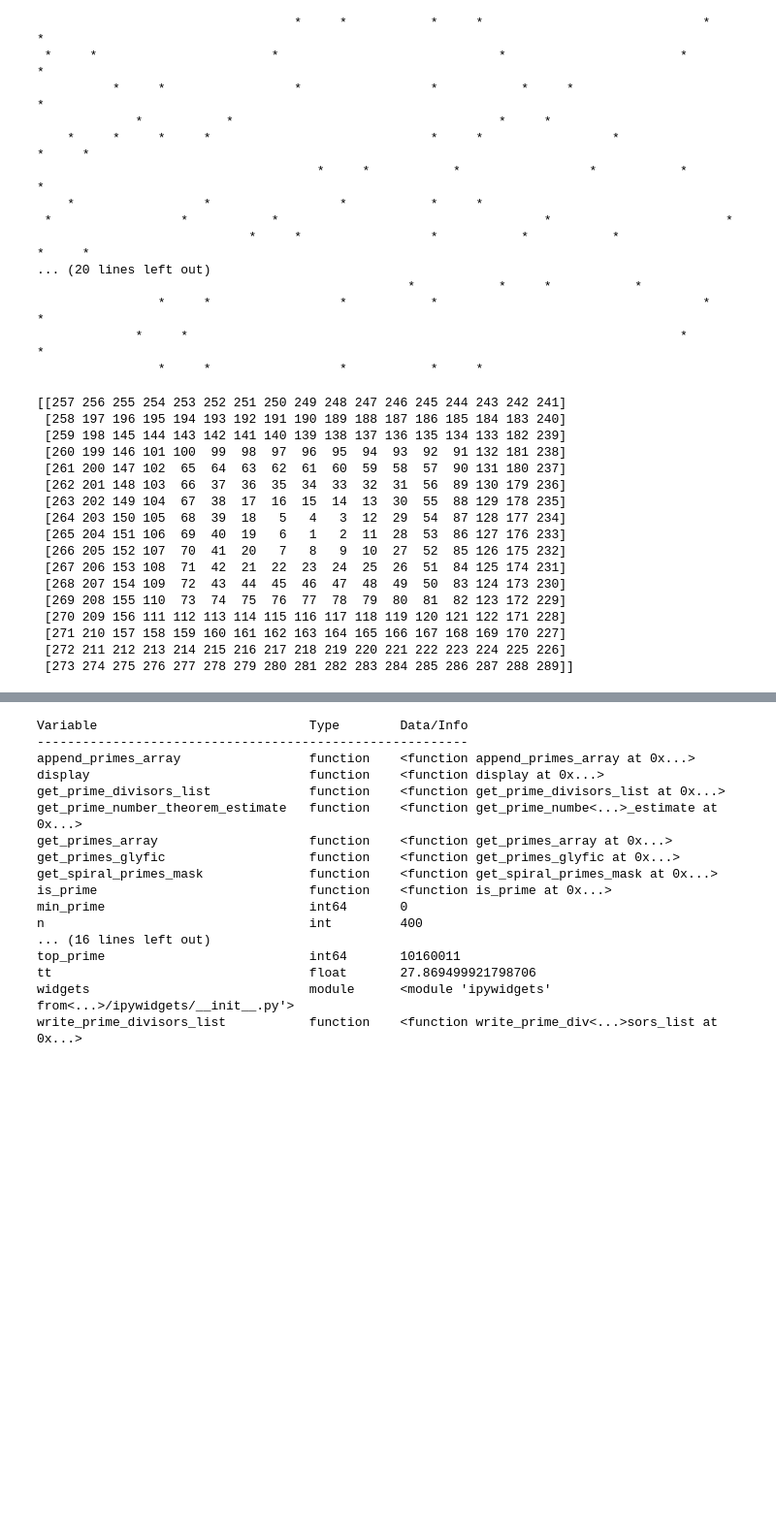
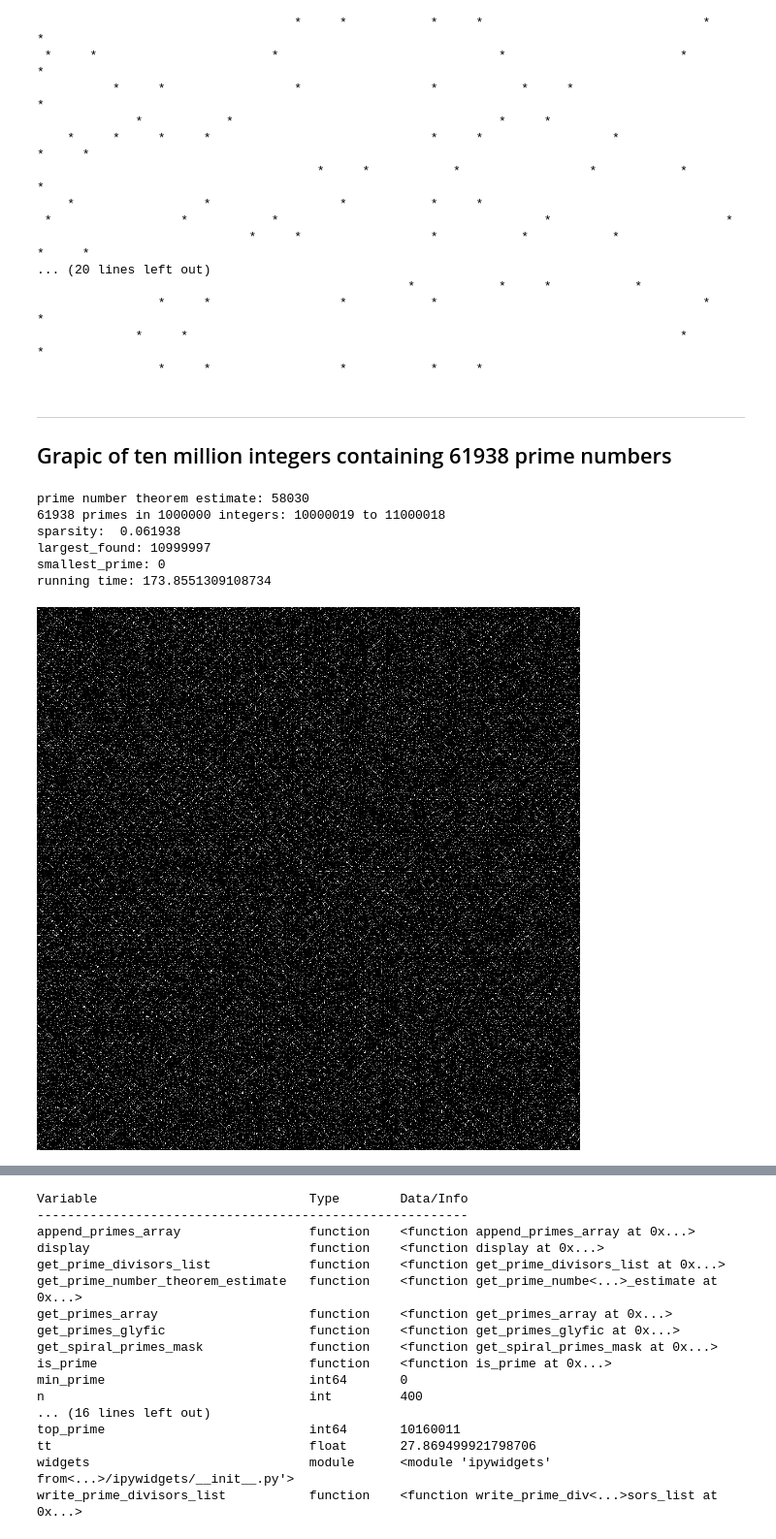
Before and after one commit to dlanier/FlyingMachineFractal, a Jupyter notebook: development_notebooks/prime_spiral_2_png.ipynb, the cells around one changed output, grey strips where cells are left out. Shown at 97% size. Drawn from its saved outputs; the diff is of its cells as text; code cells hidden in the pictures; blank space fills up the shorter version.

```diff
--- a/development_notebooks/prime_spiral_2_png.ipynb
+++ b/development_notebooks/prime_spiral_2_png.ipynb
@@ -234,24 +80,35 @@ show_str_print_primes(n=36, n_start=1, sym=" * ", not_sym = '   ')
                 *     *                 *           *                                   *                 *
              *     *                                                                 *                 *
                 *     *                 *           *     *
-# %%
-spiraled_mat = spiral_raster_index(number_rows_cols=17, n_start=1, clockwise=False, just_primes=False)
-print(spiraled_mat)
-# %% [output]
-[[257 256 255 254 253 252 251 250 249 248 247 246 245 244 243 242 241]
- [258 197 196 195 194 193 192 191 190 189 188 187 186 185 184 183 240]
- [259 198 145 144 143 142 141 140 139 138 137 136 135 134 133 182 239]
- [260 199 146 101 100  99  98  97  96  95  94  93  92  91 132 181 238]
- [261 200 147 102  65  64  63  62  61  60  59  58  57  90 131 180 237]
- [262 201 148 103  66  37  36  35  34  33  32  31  56  89 130 179 236]
- [263 202 149 104  67  38  17  16  15  14  13  30  55  88 129 178 235]
- [264 203 150 105  68  39  18   5   4   3  12  29  54  87 128 177 234]
- [265 204 151 106  69  40  19   6   1   2  11  28  53  86 127 176 233]
- [266 205 152 107  70  41  20   7   8   9  10  27  52  85 126 175 232]
- [267 206 153 108  71  42  21  22  23  24  25  26  51  84 125 174 231]
- [268 207 154 109  72  43  44  45  46  47  48  49  50  83 124 173 230]
- [269 208 155 110  73  74  75  76  77  78  79  80  81  82 123 172 229]
- [270 209 156 111 112 113 114 115 116 117 118 119 120 121 122 171 228]
- [271 210 157 158 159 160 161 162 163 164 165 166 167 168 169 170 227]
- [272 211 212 213 214 215 216 217 218 219 220 221 222 223 224 225 226]
- [273 274 275 276 277 278 279 280 281 282 283 284 285 286 287 288 289]]
+# %% [markdown]
+<a id='bw_image'></a>
+****
+## Grapic of ten million integers containing 61938 prime numbers
+# %%
+n = 1000
+number_of_integers = n**2
+n_start = 10000019
+n_finish = n_start + number_of_integers - 1
+
+t0 = time.time()
+spiral_primes_mask, top_prime, min_prime, num_primes = get_spiral_primes_mask(n, n_start)
+
+sparsity = num_primes / number_of_integers
+print('prime number theorem estimate: %i'%(
+      get_prime_number_theorem_estimate(n_finish) - get_prime_number_theorem_estimate(n_start) ),
+      '\n%i primes in %i integers: %i to %i'%(num_primes, number_of_integers, n_start, n_finish),
+      '\nsparsity: ',      num_primes / n**2,
+      '\nlargest_found:',  top_prime,
+      '\nsmallest_prime:', min_prime,
+      '\nrunning time:',   time.time() - t0)
+
+spir_primes_Image = ncp.gray_mat(spiral_primes_mask)
+display(spir_primes_Image)
+# %% [output]
+prime number theorem estimate: 58030
+61938 primes in 1000000 integers: 10000019 to 11000018
+sparsity:  0.061938
+largest_found: 10999997
+smallest_prime: 0
+running time: 173.8551309108734
+[figure, added]
```
Also changed, not shown: parts of 8 cells of this notebook, 3 other files.
